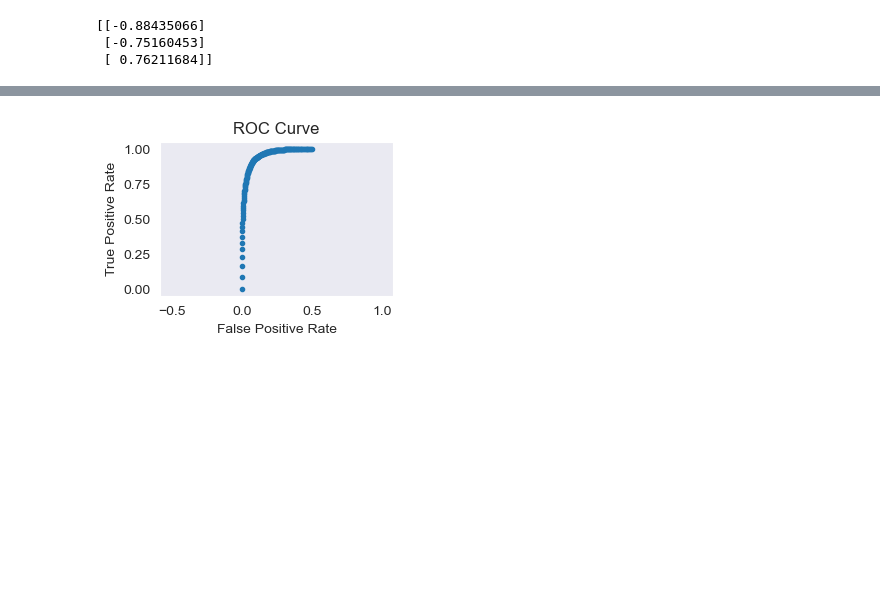
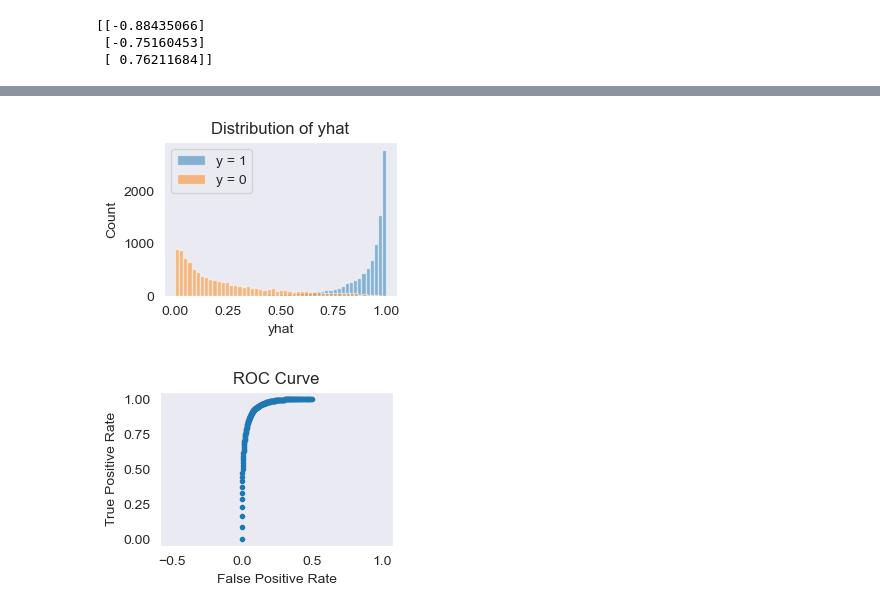
Before and after one commit to bykhov/bykhov.github.io, a Jupyter notebook: suppl/ml/Lec2025/Lec7.ipynb, the cells around one changed output, grey strips where cells are left out. Cells and saved outputs as stored; diff of their text form; code cells hidden in the pictures; blank space fills up the shorter version.

```diff
--- a/suppl/ml/Lec2025/Lec7.ipynb
+++ b/suppl/ml/Lec2025/Lec7.ipynb
@@ -147,4 +147,17 @@ Confusion Matrix:
 ---
+# %%
+# distribution of yhat == 1 and yhat == 0
+plt.figure(figsize=(3, 2))
+plt.hist(yhat[ytest == 1], bins=50, alpha=0.5, label='y = 1')
+plt.hist(yhat[ytest == 0], bins=50, alpha=0.5, label='y = 0')
+plt.xlabel('yhat')
+plt.ylabel('Count')
+plt.title('Distribution of yhat')
+plt.legend()
+plt.grid()
+plt.show()
+# %% [output]
+[figure, added]
 # %%
 # roc curve
 thrs = np.r_[0:1:200j]
```
Also changed, not shown: parts of 4 cells of this notebook.
